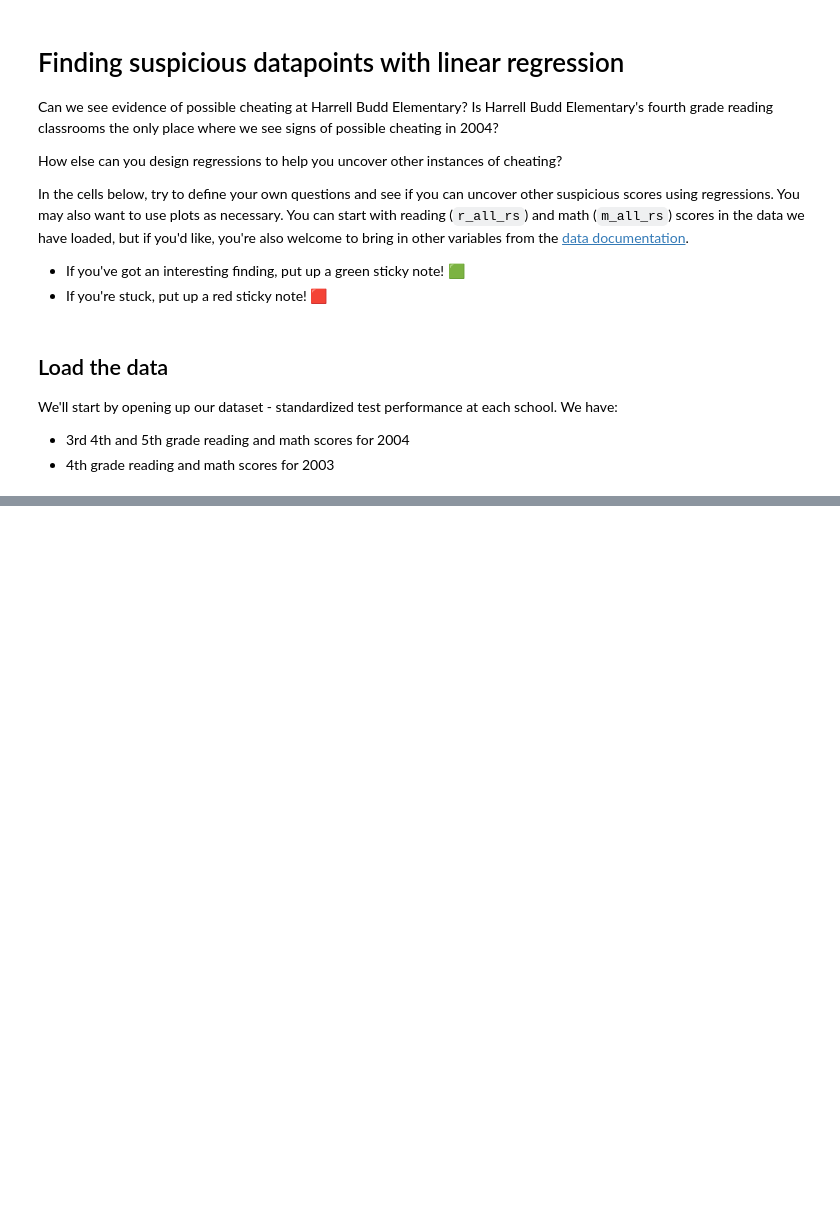
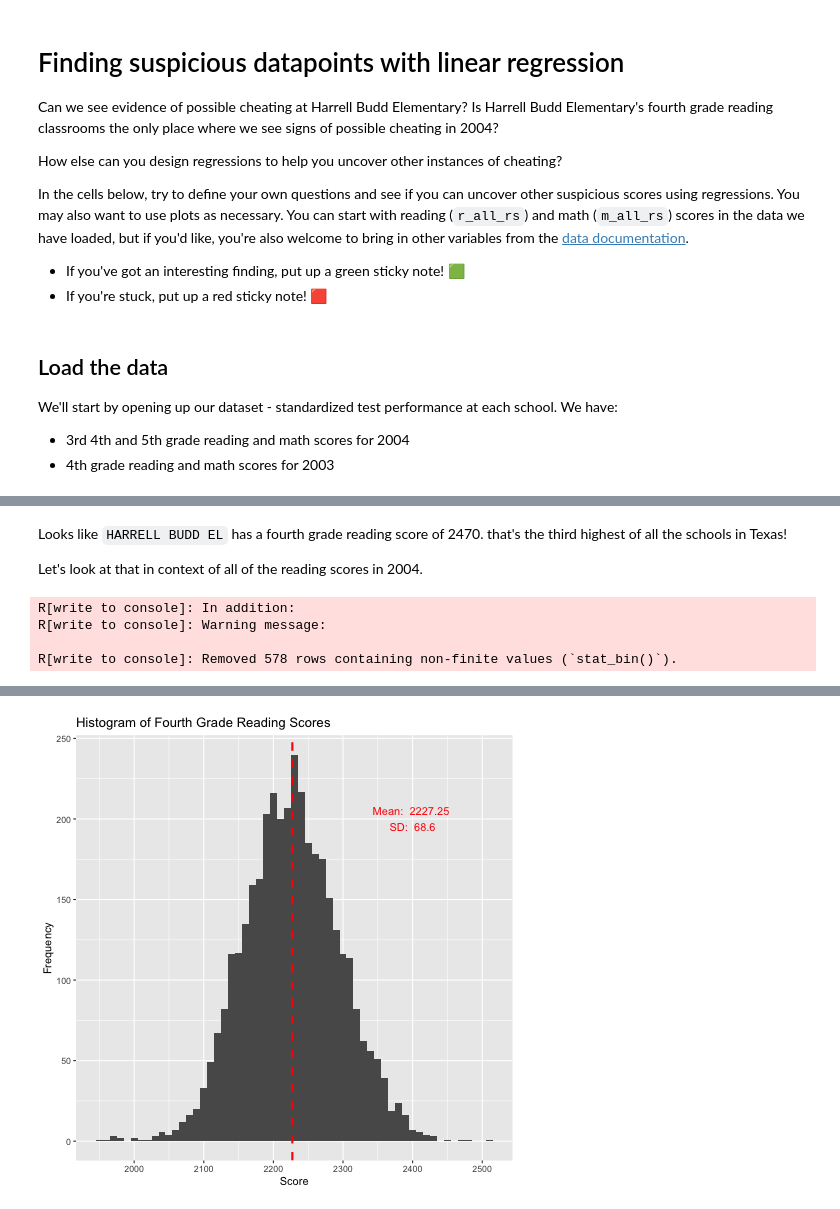
Before and after one commit to data4news/dallas-news-linear-regression, a Jupyter notebook: notebook.ipynb, the cells around one changed output, grey strips where cells are left out. Drawn from its saved outputs; the diff is of its cells as text; code cells hidden in the pictures; blank space fills up the shorter version.

```diff
--- a/notebook.ipynb
+++ b/notebook.ipynb
@@ -164,0 +179,3 @@ df_2004
+# %%
+df = df.sort_values(by='r_fourth_2004', ascending=False)
+df
@@ -164,0 +196,21 @@ df_2004
+# %% [markdown]
+Looks like `HARRELL BUDD EL` has a fourth grade reading score of 2470. that's the third highest of all the schools in Texas!
+
+Let's look at that in context of all of the reading scores in 2004.
+# %%
+%%R -i df
+
+# Make a histogram of only fourth grade reading scores
+df %>%
+  ggplot(aes(r_fourth_2004)) +
+  geom_histogram(binwidth = 10) +
+  # remove nulls and plot mean as a vline
+  geom_vline(aes(xintercept=mean(r_fourth_2004, na.rm=TRUE)), color="red", linetype="dashed", size=1) +
+  # show mean and sd on x=2400, y=200
+  annotate("text", x=2400, y=200, label=paste("Mean: ", round(mean(df$r_fourth_2004, na.rm=TRUE), 2), "\nSD: ", round(sd(df$r_fourth_2004, na.rm=TRUE), 2)), color="red") +
+  labs(title = "Histogram of Fourth Grade Reading Scores", x = "Score", y = "Frequency")
+# %% [output]
+R[write to console]: In addition:
+R[write to console]: Warning message:
+
+R[write to console]: Removed 578 rows containing non-finite values (`stat_bin()`).
@@ -164,0 +223 @@ df_2004
+[figure, added]
```
Also changed, not shown: parts of 46 cells of this notebook.
